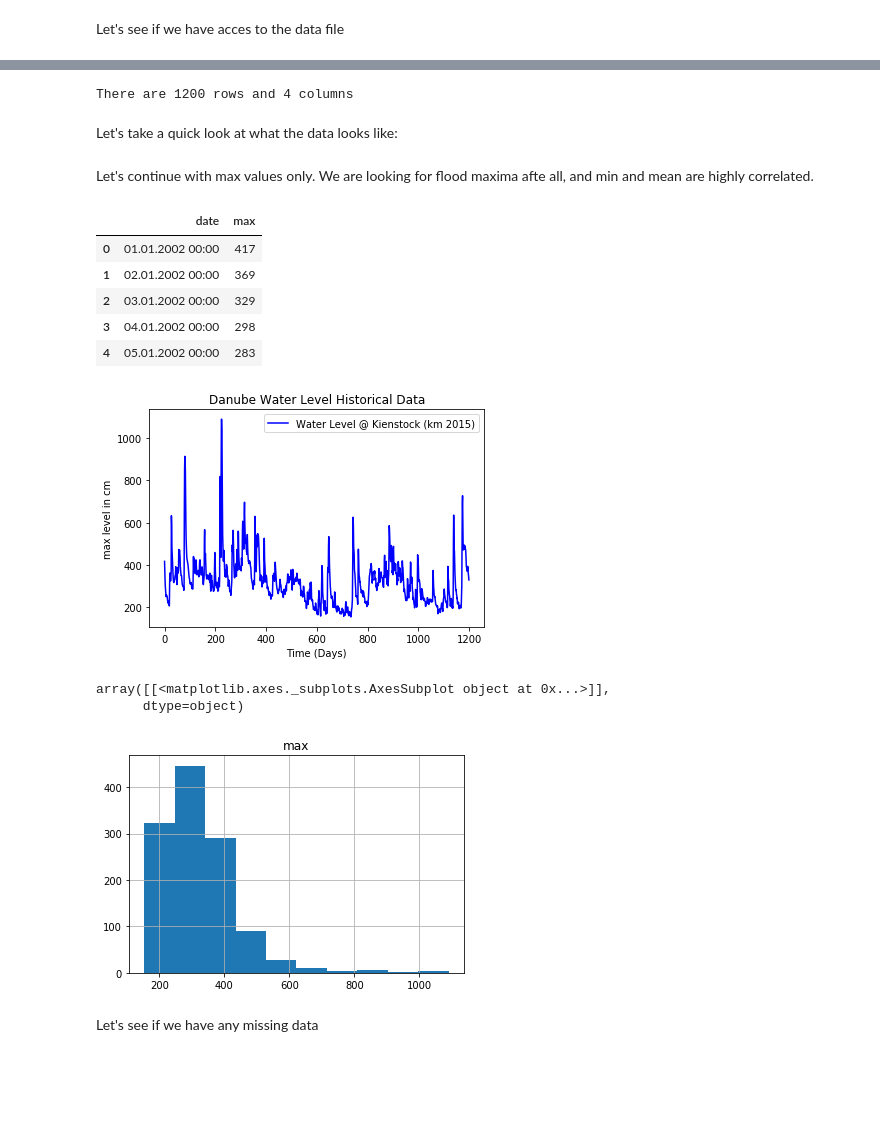
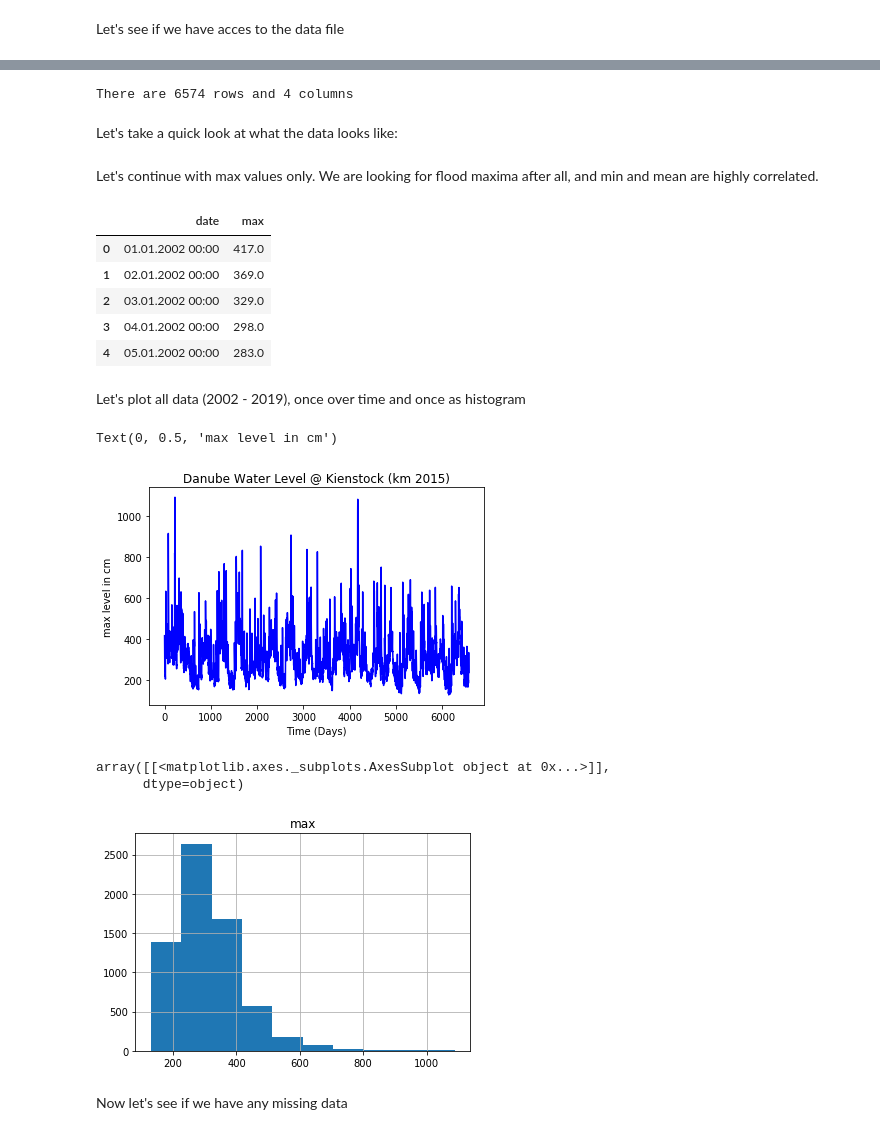
Before and after one commit to spegelm/fdwl, a Jupyter notebook: forecasting-danube-water-levels.ipynb, the cells around one changed output, grey strips where cells are left out. Drawn from its saved outputs; the diff is of its cells as text; code cells hidden in the pictures; blank space fills up the shorter version.

```diff
--- a/forecasting-danube-water-levels.ipynb
+++ b/forecasting-danube-water-levels.ipynb
@@ -83,12 +65,11 @@ Now we're ready to read in the data and use the plotting functions to visualize
 # %%
-nRowsRead = 1200 # specify 'None' if want to read whole file
-# danube-waterlevel-Kienstock_2002-2019.csv may have more rows in reality, but we are only loading/previewing the first 1000 rows
+nRowsRead = None # specify 'None' if want to read whole file
 df1 = pd.read_csv('danube-waterlevel-Kienstock_2002-2019.csv', delimiter=',', nrows = nRowsRead)
 df1.dataframeName = 'danube-waterlevel-Kienstock_2002-2019.csv'
 nRow, nCol = df1.shape
 print(f'There are {nRow} rows and {nCol} columns')
 # %% [output]
-There are 1200 rows and 4 columns
+There are 6574 rows and 4 columns
 # %% [markdown]
 Let's take a quick look at what the data looks like:
 # %%
@@ -96,34 +77,37 @@ Let's take a quick look at what the data looks like:
 # %% [markdown]
-Let's continue with max values only. We are looking for flood maxima afte all, and min and mean are highly correlated.
+Let's continue with max values only. We are looking for flood maxima after all, and min and mean are highly correlated.
 # %%
 df1 = df1.loc[:, ["date", "max"]]
 df1.head(5)
 # %% [output]
 |  | date | max |
-| 0 | 01.01.2002 00:00 | 417 |
-| 1 | 02.01.2002 00:00 | 369 |
-| 2 | 03.01.2002 00:00 | 329 |
-| 3 | 04.01.2002 00:00 | 298 |
-| 4 | 05.01.2002 00:00 | 283 |
+| 0 | 01.01.2002 00:00 | 417.0 |
+| 1 | 02.01.2002 00:00 | 369.0 |
+| 2 | 03.01.2002 00:00 | 329.0 |
+| 3 | 04.01.2002 00:00 | 298.0 |
+| 4 | 05.01.2002 00:00 | 283.0 |
+# %% [markdown]
+Let's plot all data (2002 - 2019), once over time and once as histogram
 # %%
 df1_plot = df1.iloc[:,1:2].values.astype(float)
 # Visualising the Data
-plt.plot(df1_plot, color = 'blue', label = 'Water Level @ Kienstock (km 2015)')
-plt.title('Danube Water Level Historical Data')
+plt.plot(df1_plot, color = 'blue') # removed ", label = 'label text'"
+plt.title('Danube Water Level @ Kienstock (km 2015)')
 plt.xlabel('Time (Days)')
 plt.ylabel('max level in cm')
-plt.legend()
-plt.show()
+# plt.legend()
+# plt.show()
 # %% [output]
+Text(0, 0.5, 'max level in cm')
-[figure, old version]
+[figure, new version]
 # %%
 df1.hist()
 # %% [output]
 array([[<matplotlib.axes._subplots.AxesSubplot object at 0x...>]],
       dtype=object)
-[figure, old version]
+[figure, new version]
 # %% [markdown]
-Let's see if we have any missing data
+Now let's see if we have any missing data
 # %%
 missing_data = df1.isnull()
 # %%
```
Also changed, not shown: parts of 61 cells of this notebook.
